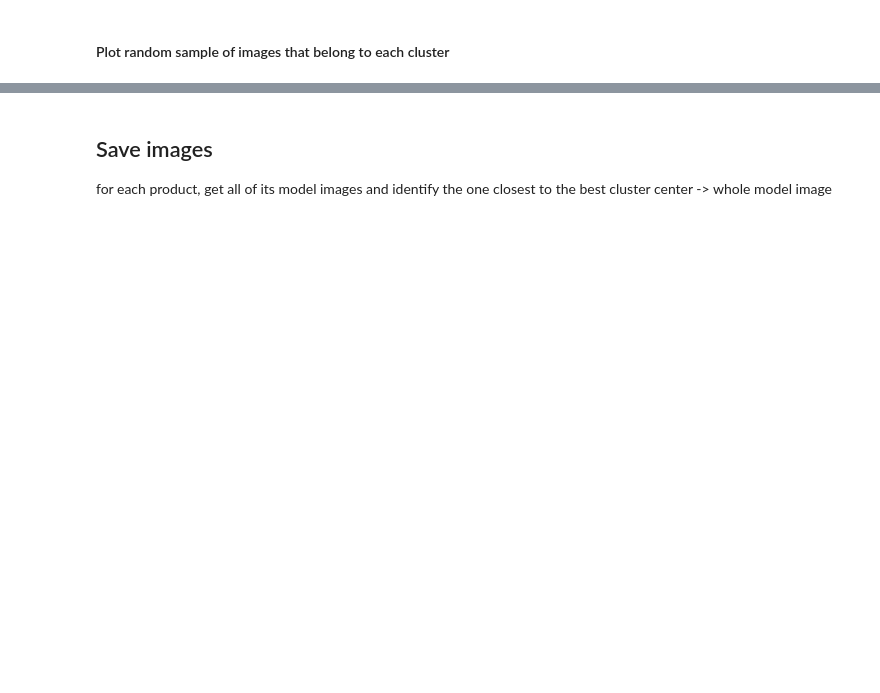
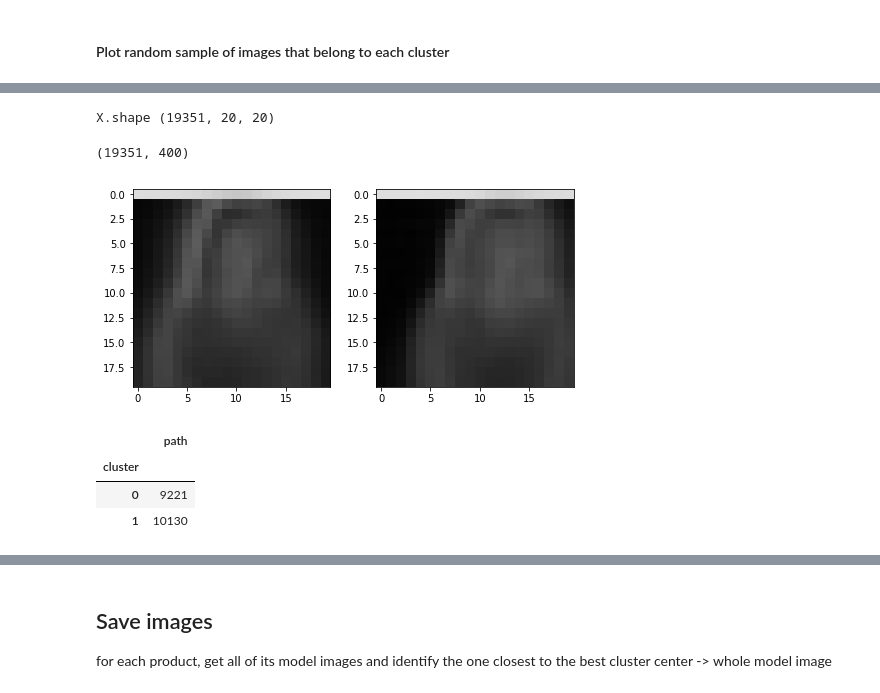
Before and after one commit to sonynka/fashion_scraper, a Jupyter notebook: data_processing/cluster_model_images.ipynb, the cells around one changed output, grey strips where cells are left out. Saved outputs shown, nothing was run; the diff lists cells and outputs as text; code cells hidden in the pictures; blank space fills up the shorter version.

```diff
--- a/data_processing/cluster_model_images.ipynb
+++ b/data_processing/cluster_model_images.ipynb
@@ -101,0 +215,4 @@ Images:  502
+# %%
+# Recluster
+best_cluster_imgs = df.loc[df.cluster == 0, 'path'].tolist()
+best_cluster_imgs[:10]
@@ -101,0 +230,31 @@ Images:  502
+# %%
+X2 = transform_images(best_cluster_imgs, img_size, cut_heads=True, edges=True)
+# %% [output]
+X.shape (19351, 20, 20)
+# %%
+X2.shape
+# %% [output]
+(19351, 400)
+# %%
+m_km = KMeans(n_clusters=2)
+m_km.fit(X2)
+m_clusters = m_km.labels_.tolist()
+# %%
+fig=plt.figure(figsize=(8, 8))
+centers = np.array(m_km.cluster_centers_)
+for idx, center in enumerate(centers):
+    fig.add_subplot(2, 2, idx+1)
+    center = center.reshape([20, 20])
+    img = Image.fromarray(center)
+    plt.imshow(img)
+plt.show()
+# %% [output]
+[figure, added]
+# %%
+df = pd.DataFrame(list(zip(m_clusters, filelist)), columns=['cluster', 'path'])
+df.groupby('cluster').count()
+# %% [output]
+|  | path |
+| cluster |  |
+| 0 | 9221 |
+| 1 | 10130 |
```
Also changed, not shown: parts of 22 cells of this notebook, 2 other files.
